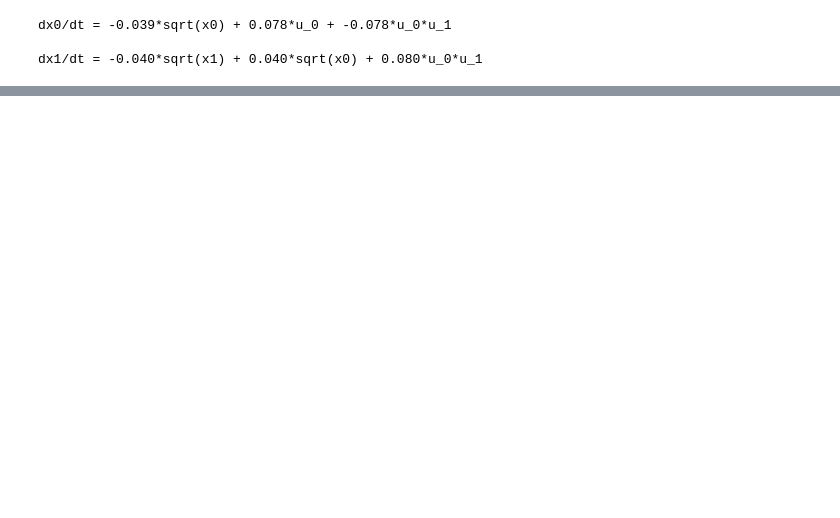
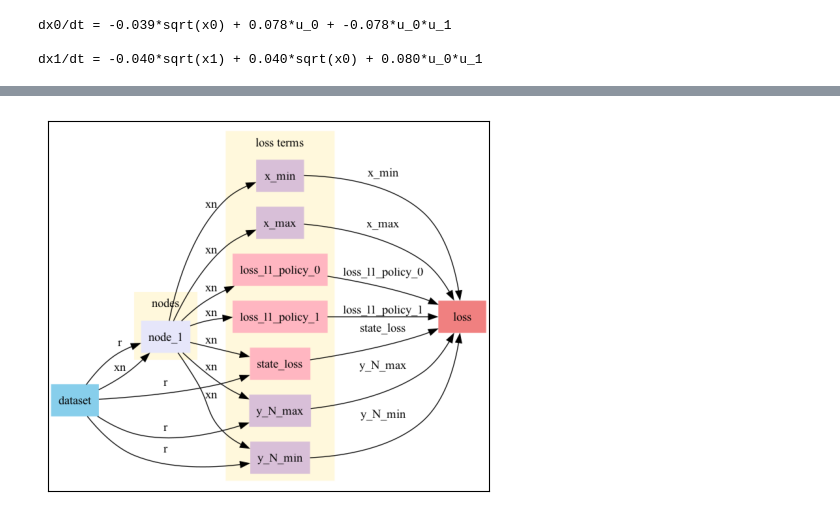
Before and after one commit to Alirezad126/SparseDPC, a Jupyter notebook: 5_Full_DPC_Fixed/TwoTank/TwoTank.ipynb, the cells around one changed output, grey strips where cells are left out. Cells and saved outputs as stored; diff of their text form; code cells hidden in the pictures; blank space fills up the shorter version.

Commit message:
Fixed training reproducability

```diff
--- a/5_Full_DPC_Fixed/TwoTank/TwoTank.ipynb
+++ b/5_Full_DPC_Fixed/TwoTank/TwoTank.ipynb
@@ -30,7 +31,7 @@ umax = 1.
 xmin = 0.
 xmax = 1
 # %%
-fx_models = [fx_library(i, nx=nx, nu=nu, device=device) for i in range(nx)]
+fx_models = [fx_library(i, nx=nx, nu=nu) for i in range(nx)]
 for fx in fx_models:
     print(fx)
 # %% [output]
@@ -183,0 +457,7 @@ dx1/dt = -0.040*sqrt(x1) + 0.040*sqrt(x0) + 0.080*u_0*u_1
+# %%
+nsteps=50
+fx_policies_wb = [fx_policy_library(nx=2, nref=1, policy_name= "p", seed=policies_seed),
+               fx_policy_library(nx=2, nref=1, policy_name= "v", seed=policies_seed)]
+
+for fp in fx_policies_wb:
+    print(fp)
@@ -183,0 +468,87 @@ dx1/dt = -0.040*sqrt(x1) + 0.040*sqrt(x0) + 0.080*u_0*u_1
+# %%
+# ------------------------------------------------------------------ #
+# 0.  Combined policy (any #policies)
+# ------------------------------------------------------------------ #
+policy_node_wb = Node(
+    lambda xn, r: torch.cat(
+        [torch.clamp(fp(xn, r), umin, umax)  # capture fp by value
+         for fp in fx_policies_wb],
+        dim=-1),
+    ['xn', 'r'], ['u'],
+    name="policy_combined"
+)
+
+
+sindy_system_wb = System(
+    [policy_node_wb, gt_integrator_node],
+    nsteps=nsteps
+)
+
+# ------------------------------------------------------------------ #
+# 4.  Objectives
+# ------------------------------------------------------------------ #
+x_wb   = variable('xn')
+ref_wb = variable('r')
+
+regulation_loss_wb      = 5.0 * ((x == ref) ^ 2); regulation_loss_wb.name = "state_loss"
+
+#  L1 sparsity for each policy
+loss_l1_policies = []
+for idx, fp in enumerate(fx_policies_wb):
+    l1_raw  = variable([x],
+                       lambda y, fp=fp: torch.norm(list(fp.parameters())[0], p=1),
+                       display_name=f"l1_policy{idx}")
+    l1_pen  = 0.001 * (l1_raw == 0)
+    l1_pen.name = f"loss_l1_policy_{idx}"
+    loss_l1_policies.append(l1_pen)
+
+# ------------------------------------------------------------------ #
+# 5.  Constraints
+# ------------------------------------------------------------------ #
+state_lower  = 10.0 * (x > xmin);           state_lower.name  = "x_min"
+state_upper  = 10.0 * (x < xmax);           state_upper.name  = "x_max"
+term_lower   = 10.0 * (x[:, [-1], :] > ref - 0.01); term_lower.name = "y_N_min"
+term_upper   = 10.0 * (x[:, [-1], :] < ref + 0.01); term_upper.name = "y_N_max"
+
+# ------------------------------------------------------------------ #
+# 6.  Problem definition
+# ------------------------------------------------------------------ #
+objectives  = [regulation_loss, *loss_l1_policies]
+constraints = [state_lower, state_upper, term_lower, term_upper]
+
+loss     = PenaltyLoss(objectives, constraints)
+problem_wb  = Problem([sindy_system_wb], loss)
+problem_wb.show()
+
+# ------------------------------------------------------------------ #
+# 7.  Optimiser & trainer
+# ------------------------------------------------------------------ #
+lr         = 0.008
+optimizers_wb = [torch.optim.AdamW(fp.parameters(), lr=lr) for fp in fx_policies_wb]
+
+trainer_policy_wb = SparseTrainer(
+    problem     = problem_wb,
+    fx_models   = fx_policies_wb,
+    lr          = lr,
+    train_data  = train_loader,
+    dev_data    = dev_loader,
+    optimizers  = optimizers_wb,
+    epochs      = 1200,
+    train_metric='train_loss',
+    eval_metric ='dev_loss',
+    logger      = BasicLogger(args=None, savedir='test', verbosity=10,
+                              stdout=['dev_loss', 'train_loss']),
+    device      = device,
+    threshold   = 0.20,
+    prune_every = 100,
+    threshold_mult=1.11
+)
+
+print(f"*** training with {nsteps} steps ***")
+best_state = trainer_policy_wb.train()
+trainer_policy_wb.model.load_state_dict(best_state)
+
+for i, fp in enumerate(fx_policies_wb):
+    print(f"Policy {i}:\n{fp}\n")
+# %% [output]
+[figure, added]
```
Also changed, not shown: parts of 19 cells of this notebook, 6 other files.
